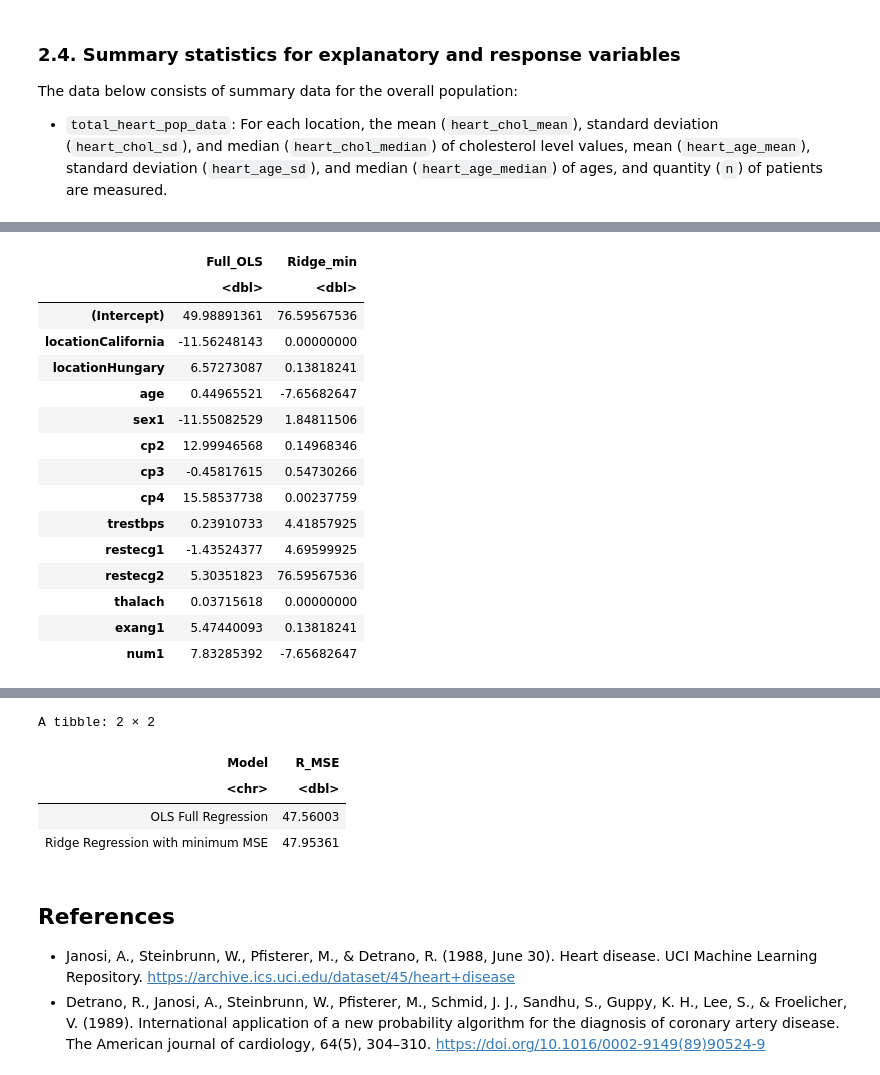
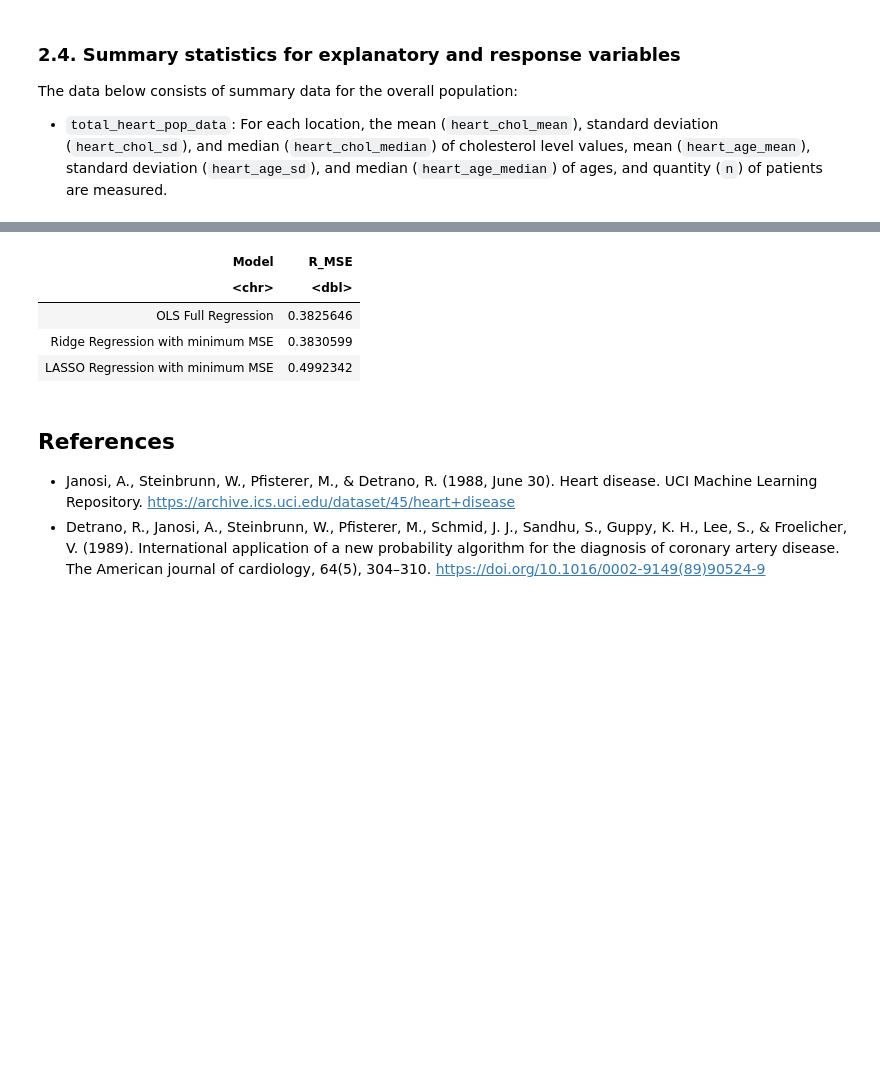
Before and after one commit to Nick-2003/STAT-301-Group_4-Project, a Jupyter notebook: STAT_301_Group_4_Assignment_3_(Nicholas_Tam).ipynb, the cells around one changed output, grey strips where cells are left out. Drawn from its saved outputs; the diff is of its cells as text; code cells hidden in the pictures; blank space fills up the shorter version.

```diff
--- a/STAT_301_Group_4_Assignment_3_(Nicholas_Tam).ipynb
+++ b/STAT_301_Group_4_Assignment_3_(Nicholas_Tam).ipynb
@@ -125,7 +128,7 @@ total_heart <- rbind(Cleveland_heart, Hungary_heart, Switzerland_heart, Californ
     select(location, age, sex, cp, trestbps, chol, restecg, thalach, exang, num) %>%
     filter(!(location == '?' | age == '?' | sex == '?' | cp == '?' | trestbps == '?' | trestbps == '0' | chol == '?' | chol == '0' | restecg == '?' | thalach == '?' | num == '?')) %>%
     mutate(num = ifelse(num >= 1, 1, num))  %>%
-    transform(sex = as.character(as.factor(sex)), cp = as.character(as.factor(cp)), trestbps = as.double(as.factor(trestbps)), chol = as.double(as.factor(chol)), thalach = as.double(as.factor(thalach)), num = as.character(as.factor(num)))
+    transform(sex = as.character(as.factor(sex)), cp = as.character(as.factor(cp)), trestbps = as.double(as.factor(trestbps)), chol = as.double(as.factor(chol)), thalach = as.double(as.factor(thalach)))
 # %>%
 total_heart$location <- factor(total_heart$location) %>%
     relevel(total_heart$location, ref = "Cleveland")
@@ -239,0 +254,4 @@ The Ridge regression model may not effectively fit to the data, due to a signifi
+# %%
+dummy <- dummyVars(" ~ .", data = total_heart)
+total_heart_OHE <- data.frame(predict(dummy, newdata = total_heart))
+head(total_heart_OHE)
@@ -265,8 +293,9 @@ A matrix: 6 × 9 of type chr
 # %%
 # Set seed for consistent results
 set.seed(1234567890) # DO NOT CHANGE!
+options(repr.plot.width = 10, repr.plot.height = 4)
 
-# Cross validation to select smallest lambda
+# Cross validation to select smallest lambda for Ridge
 total_heart_cv_lambda_ridge <- cv.glmnet(
   x = total_heart_X_train, y = total_heart_Y_train,
   alpha = 0,
@@ -274,6 +303,18 @@ total_heart_cv_lambda_ridge <- cv.glmnet(
 )
 
 total_heart_cv_lambda_ridge_plot <- plot(total_heart_cv_lambda_ridge, main = "MSE of Ridge estimated by CV for different λ\n\n")
+# log(total_heart_cv_lambda_ridge$lambda.min)
+
+# Cross validation to select smallest lambda for LASSO
+total_heart_cv_lambda_LASSO <- cv.glmnet(
+  x = total_heart_X_train, y = total_heart_Y_train,
+  alpha = 1,
+  lambda = exp(seq(-1, 4, 0.05))
+)
+
+total_heart_cv_lambda_LASSO_plot <- plot(total_heart_cv_lambda_LASSO, main = "MSE of LASSO estimated by CV for different λ\n\n")
+# log(total_heart_cv_lambda_LASSO$lambda.min)
+
 total_heart_cv_lambda_ridge_plot
-# log(total_heart_cv_lambda_ridge$lambda.min)
+total_heart_cv_lambda_LASSO_plot
 # %% [output]
@@ -300,28 +326,36 @@ NULL
 # Set seed for consistent results
 set.seed(1234567890) # DO NOT CHANGE!
 
-# Comparing the estimated regression coefficients of Ridge regression model with full model
+# Comparing the estimated regression coefficients of regression models with full model
 total_heart_reg_coef <- cbind(
-    Full_OLS = coef(lm(chol ~ ., data = training_total_heart)),
-    Ridge_min = as.vector(coef(total_heart_cv_lambda_ridge, s = total_heart_cv_lambda_ridge$lambda.min))
+    Full_OLS = coef(lm(num ~ ., data = training_total_heart)),
+    Ridge_min = as.vector(coef(total_heart_cv_lambda_ridge, s = total_heart_cv_lambda_ridge$lambda.min)),
+    LASSO_min = as.vector(coef(total_heart_cv_lambda_LASSO, s = total_heart_cv_lambda_LASSO$lambda.min))
 ) %>%
     as.data.frame()
 total_heart_reg_coef
 
-# Comparing RMSE of test sets derived from (out-of-sample) predicted `chol` values for each model
+# Comparing RMSE of test sets derived from (out-of-sample) predicted `num` values for each model
 fat_R_MSE_models <- rbind(
     tibble(
         Model = "OLS Full Regression",
         R_MSE = rmse(
-            preds = predict(lm(chol ~ ., data = training_total_heart), newdata = testing_total_heart),
-            actuals = testing_total_heart$chol
+            preds = predict(lm(num ~ ., data = training_total_heart), newdata = testing_total_heart),
+            actuals = testing_total_heart$num
         )
     ),
     tibble(
         Model = "Ridge Regression with minimum MSE",
         R_MSE = rmse(
             preds = predict(total_heart_cv_lambda_ridge, newx = total_heart_X_test, s = total_heart_cv_lambda_ridge$lambda.min),
-            actuals = testing_total_heart$chol
+            actuals = testing_total_heart$num
+        )
+    ),
+    tibble(
+        Model = "LASSO Regression with minimum MSE",
+        R_MSE = rmse(
+            preds = predict(total_heart_cv_lambda_LASSO, newx = total_heart_X_test, s = total_heart_cv_lambda_LASSO$lambda.min),
+            actuals = testing_total_heart$num
         )
     )
 )
@@ -333,16 +384,0 @@ A data.frame: 14 × 2
-|  | Full_OLS | Ridge_min |
-|  | <dbl> | <dbl> |
-| (Intercept) | 49.98891361 | 76.59567536 |
-| locationCalifornia | -11.56248143 | 0.00000000 |
-| locationHungary | 6.57273087 | 0.13818241 |
-| age | 0.44965521 | -7.65682647 |
-| sex1 | -11.55082529 | 1.84811506 |
-| cp2 | 12.99946568 | 0.14968346 |
-| cp3 | -0.45817615 | 0.54730266 |
-| cp4 | 15.58537738 | 0.00237759 |
-| trestbps | 0.23910733 | 4.41857925 |
-| restecg1 | -1.43524377 | 4.69599925 |
-| restecg2 | 5.30351823 | 76.59567536 |
-| thalach | 0.03715618 | 0.00000000 |
-| exang1 | 5.47440093 | 0.13818241 |
-| num1 | 7.83285392 | -7.65682647 |
@@ -351,8 +386,8 @@ Warning message in cbind2(1, newx) %*% nbeta:
-A tibble: 2 × 2
 | Model | R_MSE |
 | <chr> | <dbl> |
-| OLS Full Regression | 47.56003 |
-| Ridge Regression with minimum MSE | 47.95361 |
+| OLS Full Regression | 0.3825646 |
+| Ridge Regression with minimum MSE | 0.3830599 |
+| LASSO Regression with minimum MSE | 0.4992342 |
 # %% [markdown]
 ## References
 - Janosi, A., Steinbrunn, W., Pfisterer, M., &amp; Detrano, R. (1988, June 30). Heart disease. UCI Machine Learning Repository. https://archive.ics.uci.edu/dataset/45/heart+disease
```
Also changed, not shown: parts of 13 cells of this notebook, 1 other file.
